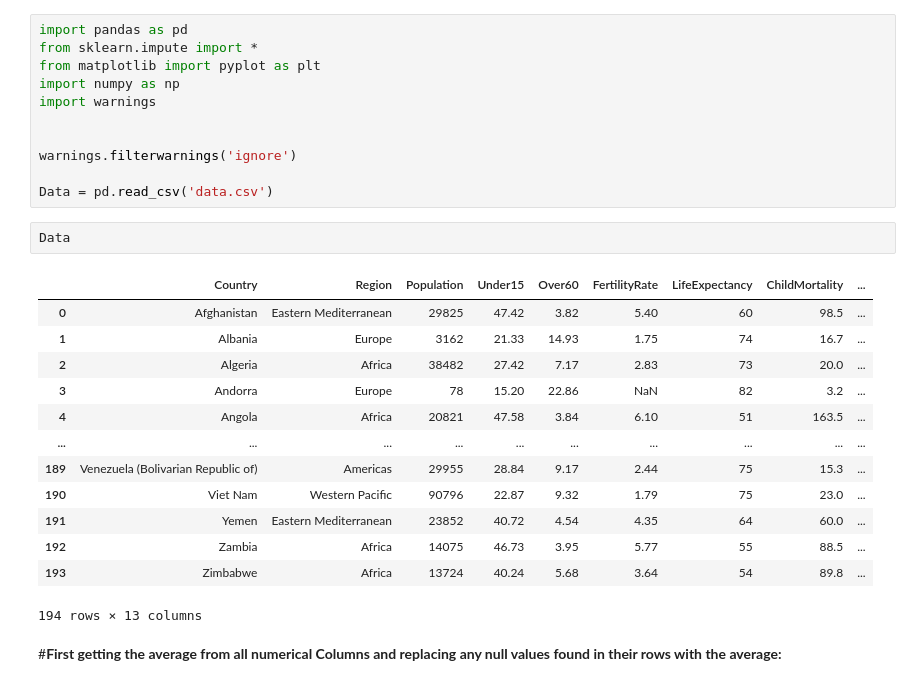
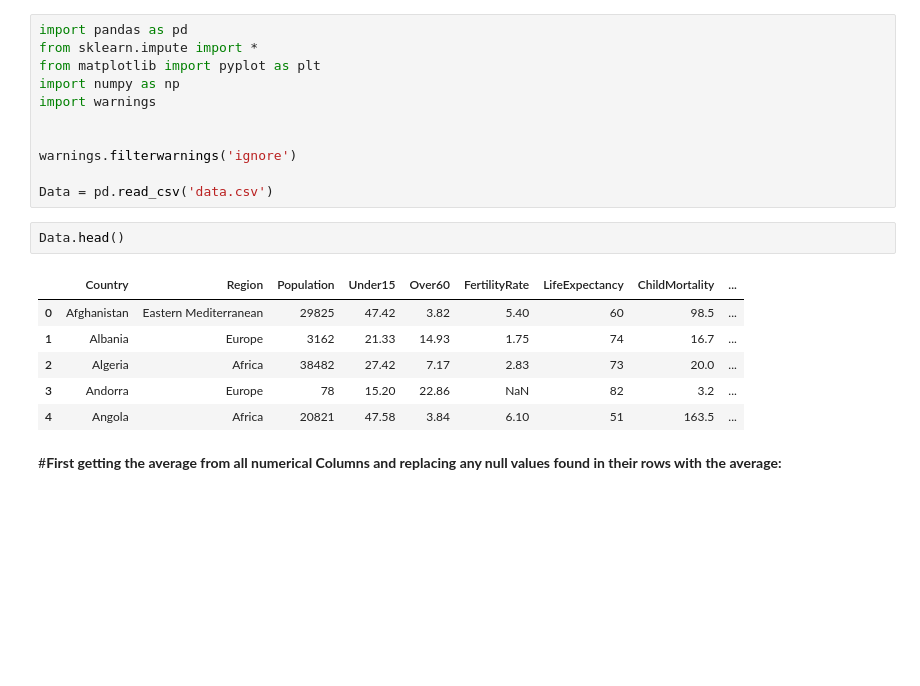
Before and after one commit to lradebe/Global-health-organisation-data-analysis-and-visualization, a Jupyter notebook: notebook.ipynb, the cells around one changed output. Cells and saved outputs as stored; diff of their text form; blank space fills up the shorter version.

```diff
--- a/notebook.ipynb
+++ b/notebook.ipynb
@@ -18,21 +18,14 @@ warnings.filterwarnings('ignore')
 
 Data = pd.read_csv('data.csv')
 # %%
-Data
+Data.head()
 # %% [output]
 |  | Country | Region | Population | Under15 | Over60 | FertilityRate | LifeExpectancy | ChildMortality | ... |
 | 0 | Afghanistan | Eastern Mediterranean | 29825 | 47.42 | 3.82 | 5.40 | 60 | 98.5 | ... |
 | 1 | Albania | Europe | 3162 | 21.33 | 14.93 | 1.75 | 74 | 16.7 | ... |
 | 2 | Algeria | Africa | 38482 | 27.42 | 7.17 | 2.83 | 73 | 20.0 | ... |
 | 3 | Andorra | Europe | 78 | 15.20 | 22.86 | NaN | 82 | 3.2 | ... |
 | 4 | Angola | Africa | 20821 | 47.58 | 3.84 | 6.10 | 51 | 163.5 | ... |
-| ... | ... | ... | ... | ... | ... | ... | ... | ... | ... |
-| 189 | Venezuela (Bolivarian Republic of) | Americas | 29955 | 28.84 | 9.17 | 2.44 | 75 | 15.3 | ... |
-| 190 | Viet Nam | Western Pacific | 90796 | 22.87 | 9.32 | 1.79 | 75 | 23.0 | ... |
-| 191 | Yemen | Eastern Mediterranean | 23852 | 40.72 | 4.54 | 4.35 | 64 | 60.0 | ... |
-| 192 | Zambia | Africa | 14075 | 46.73 | 3.95 | 5.77 | 55 | 88.5 | ... |
-| 193 | Zimbabwe | Africa | 13724 | 40.24 | 5.68 | 3.64 | 54 | 89.8 | ... |
-194 rows × 13 columns
 # %% [markdown]
 #**First getting the average from all numerical Columns and replacing any null values found in their rows with the average:**
 # %%
```
Also changed, not shown: parts of 6 cells of this notebook, 1 other file.
